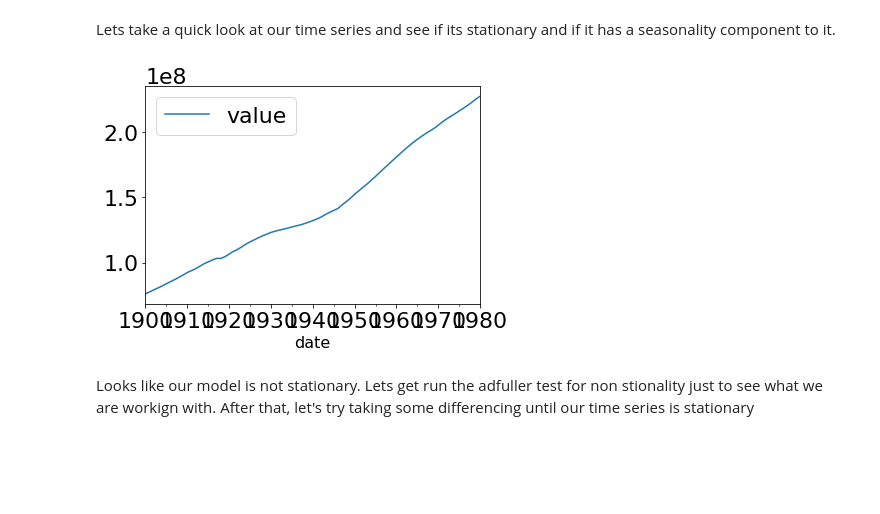
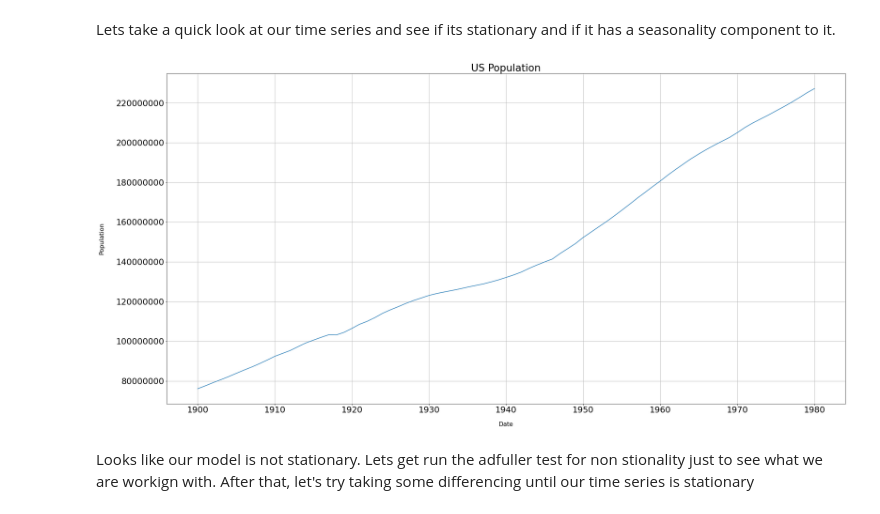
Before and after one commit to aswerve97/US_Population, a Jupyter notebook: exploratory.ipynb, the cells around one changed output. Saved outputs shown, nothing was run; the diff lists cells and outputs as text; code cells hidden in the pictures; blank space fills up the shorter version.

Commit message:
Fixed up the visualizations for time series

```diff
--- a/exploratory.ipynb
+++ b/exploratory.ipynb
@@ -22,15 +22,19 @@ post_1981 = full_dates_and_values[ full_dates_and_values['date'] > '1981' ]
 pop = pd.read_csv('population_data_pre_1981.csv', index_col='date', parse_dates=True)
 # %% [markdown]
 Lets take a quick look at our time series and see if its stationary and if it has a seasonality component to it.
-# %%
-# Plot and show the time series on axis ax1
-
-# Plot and show the time series on axis ax1
-fig, ax1 = plt.subplots()
-pop.plot(ax=ax1)
-plt.show()
-# %% [output]
-[figure, removed]
+# %%
+# Plot and show the time series on axis ax1
+plt.figure(figsize=(32, 16))
+plt.plot(pop)
+plt.rc('axes', labelsize=16)
+plt.ticklabel_format(style='plain', axis='y')
+plt.xlabel("Date", labelpad= 20)
+plt.ylabel('Population', labelpad= 30)
+plt.title('US Population')
+plt.grid()
+plt.show()
+# %% [output]
+[figure, added]
 # %% [markdown]
 Looks like our model is not stationary. Lets get run the adfuller test for non stionality just to see what we are workign with. After that, let's try taking some differencing until our time series is stationary
 # %%
```
Also changed, not shown: parts of 9 cells of this notebook.
